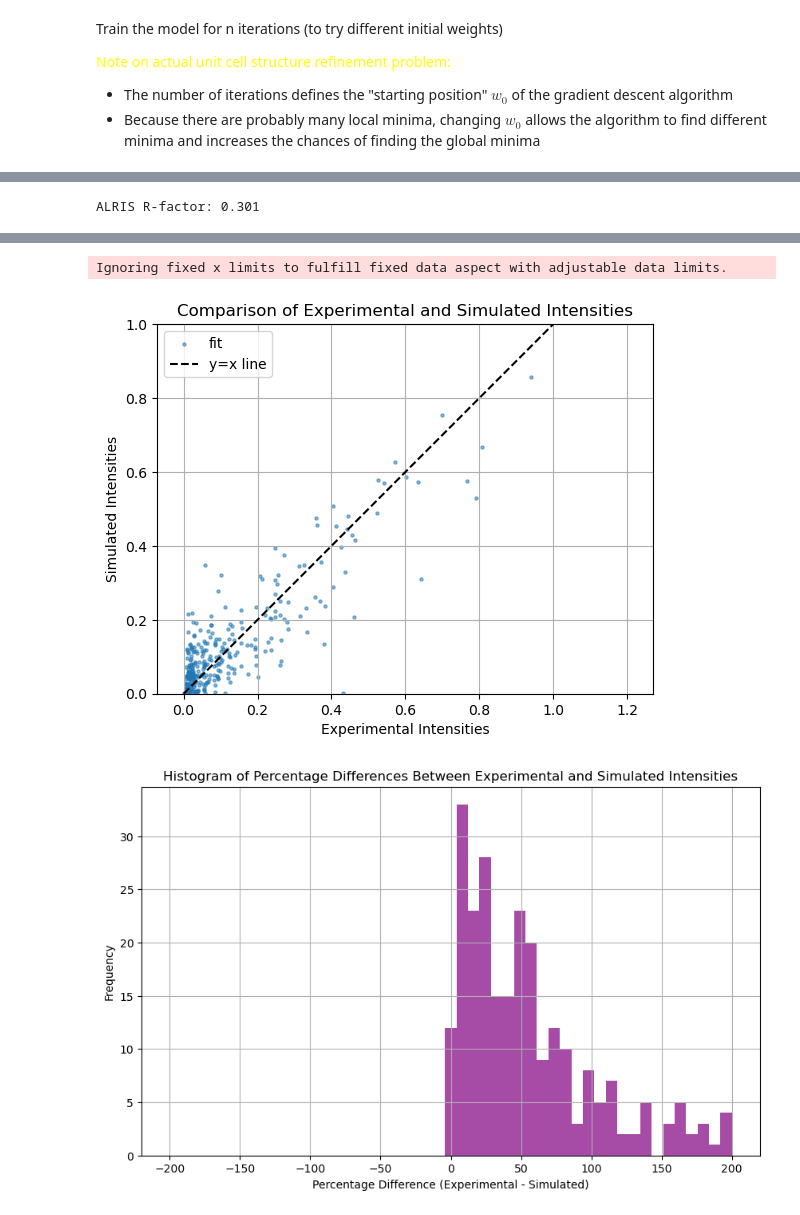
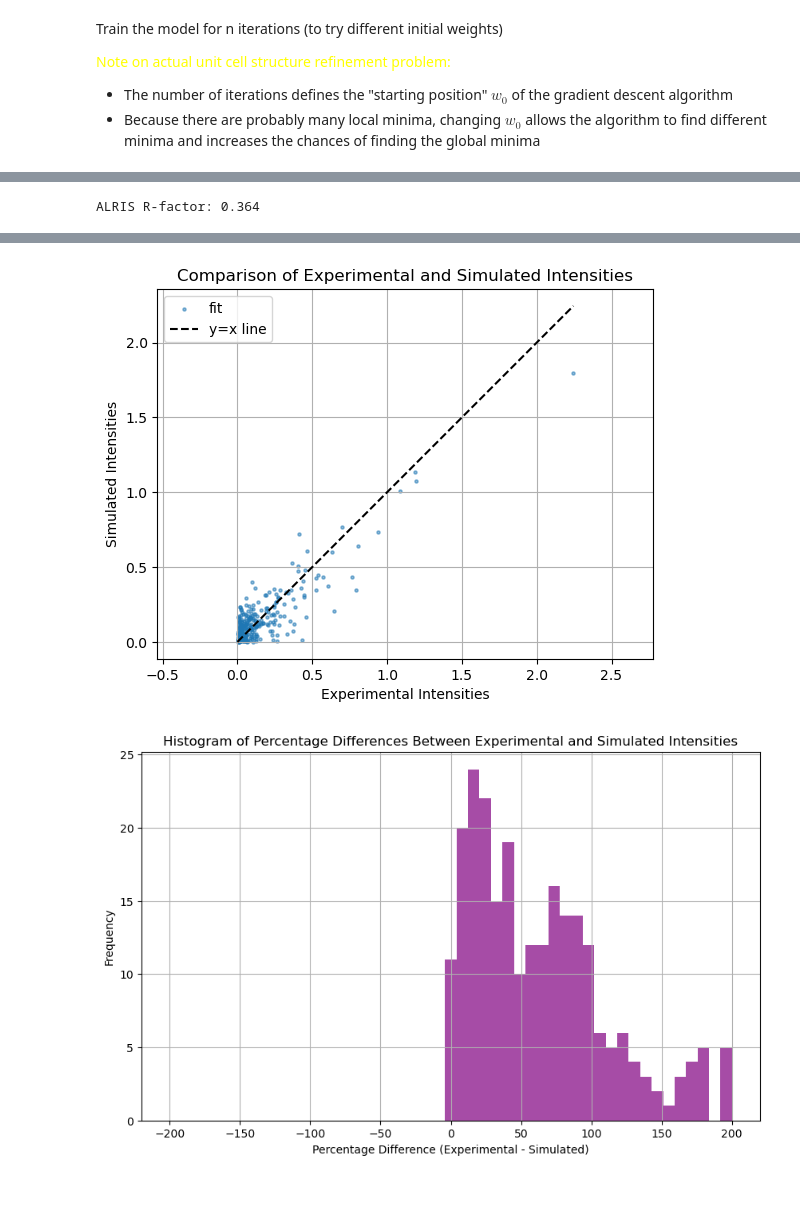
Before and after one commit to bleubreeymeow/alrisDistortionFit, a Jupyter notebook: PBCO/PBCO_1_3_inplane/C2/C2_gradient_descent.ipynb, the cells around one changed output, grey strips where cells are left out. Drawn from its saved outputs; the diff is of its cells as text; code cells hidden in the pictures.

```diff
--- a/PBCO/PBCO_1_3_inplane/C2/C2_gradient_descent.ipynb
+++ b/PBCO/PBCO_1_3_inplane/C2/C2_gradient_descent.ipynb
@@ -250,9 +250,9 @@ def fun_tf(hkl_list, pars, matrix , hkl_indices):
     sf_hkl = get_structure_factors(all_hkl_list, modified_struct)
     intensity = (abs(sf_hkl)) ** 2
 
-    w = tf.constant(0.000811509257682975, dtype=tf.float32)  # Debye-Waller factor
-    qnorms = tf.norm(tf.cast(all_hkl_list, tf.float32), axis=1)
-    intensity = intensity * tf.exp(- w * qnorms ** 2)  # Apply Debye-Waller factor
+    # w = tf.constant(0.000811509257682975, dtype=tf.float32)  # Debye-Waller factor
+    # qnorms = tf.norm(tf.cast(all_hkl_list, tf.float32), axis=1)
+    # intensity = intensity * tf.exp(- w * qnorms ** 2)  # Apply Debye-Waller factor
 
     all_sim_intensity = intensity
     all_sim_intensity = all_sim_intensity / tf.reduce_sum(all_sim_intensity) * 10000
@@ -666,8 +666,8 @@ plt.title('Comparison of Experimental and Simulated Intensities')
 plt.xlabel('Experimental Intensities')
 plt.ylabel('Simulated Intensities')
 plt.axis('equal')
-plt.xlim(0 , 1.2)
-plt.ylim(0 , 1.0)
+# plt.xlim(0 , 1.2)
+# plt.ylim(0 , 1.0)
 plt.show()
 
 
@@ -682,4 +682,4 @@ plt.ylabel('Frequency')
 plt.grid(True)
 plt.show()
 # %% [output]
-ALRIS R-factor: 0.301
+ALRIS R-factor: 0.364
@@ -687,3 +687,2 @@ ALRIS R-factor: 0.301
-Ignoring fixed x limits to fulfill fixed data aspect with adjustable data limits.
-[figure, old version]
+[figure, new version]
-[figure, old version]
+[figure, new version]
```
Also changed, not shown: parts of 4 cells of this notebook, 27 other files.
